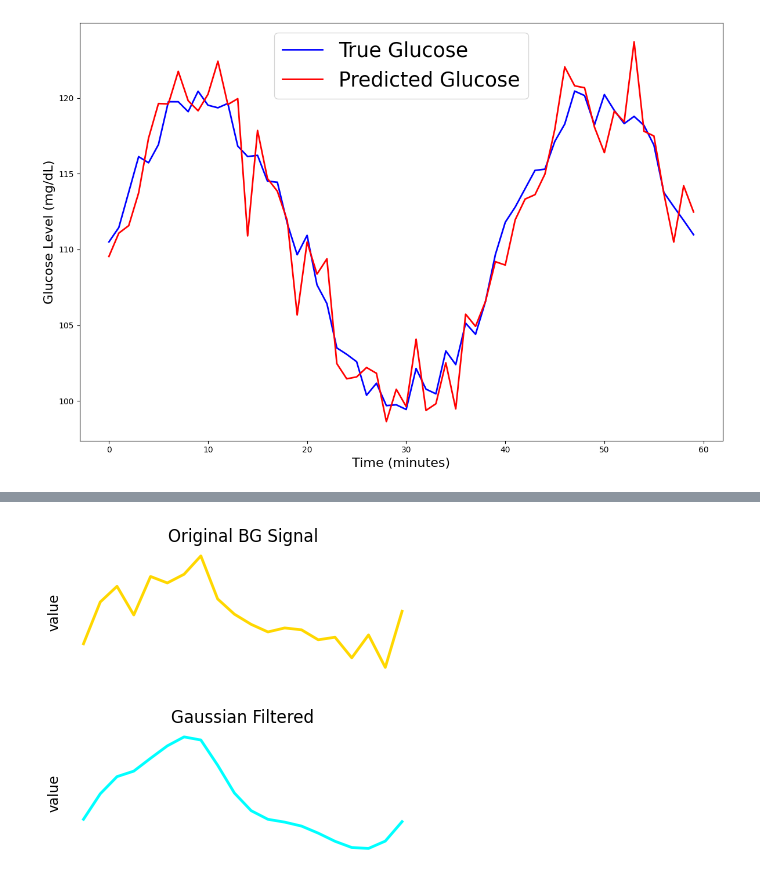
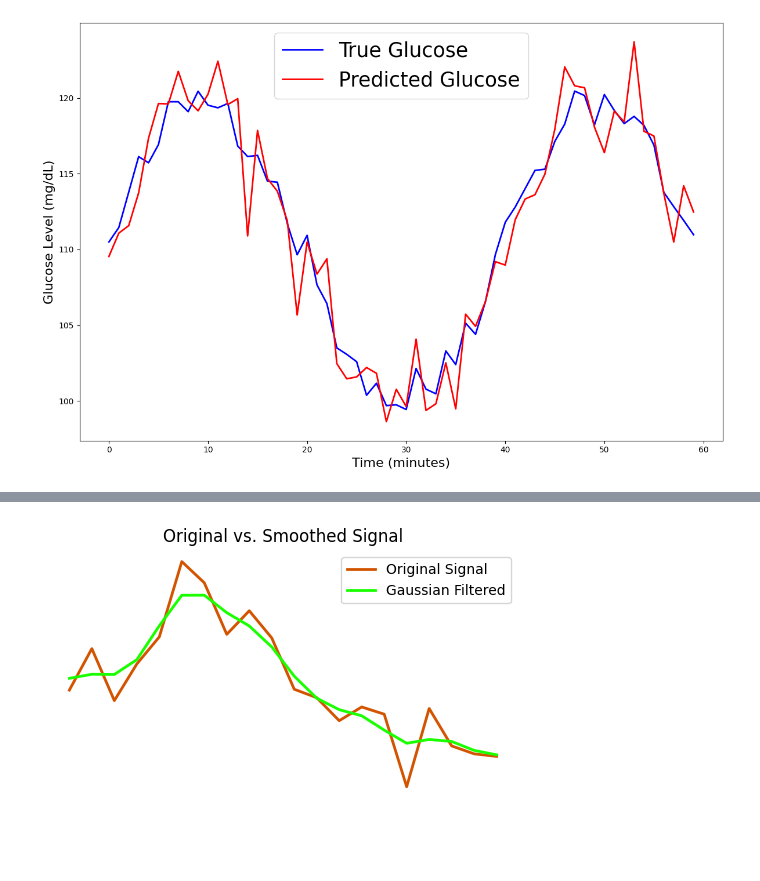
Before and after one commit to CSU-RuixiChen/Glucoformer, a Jupyter notebook: Experiments/Diagram.ipynb, the cells around one changed output, grey strips where cells are left out. Saved outputs shown, nothing was run; the diff lists cells and outputs as text; code cells hidden in the pictures; blank space fills up the shorter version.

```diff
--- a/Experiments/Diagram.ipynb
+++ b/Experiments/Diagram.ipynb
@@ -122,44 +90,38 @@ plt.show()
 # %%
 import numpy as np
 import matplotlib.pyplot as plt
 from scipy.ndimage import gaussian_filter1d
-
+np.random.seed(2025)
 # 生成模拟数据
 x = np.linspace(0, 5, 20)
 original_signal = np.sin(x) + np.random.normal(0, 0.5, x.shape)
 smoothed_signal = gaussian_filter1d(original_signal, sigma=1)
 
 # 颜色适配紫色底（推荐亮色系）
-line_color = "#FFD700"  # 金色
-smooth_color = "#00FFFF"  # 青色
+line_color =  "#D35400"  # 金色
+smooth_color = "#1AFF00"  # 青色
 
-# 原始信号图
-fig1, ax1 = plt.subplots(figsize=(4, 1.75))
-ax1.plot(x, original_signal, color=line_color, linewidth=2)
-ax1.set_title('Original BG Signal', color='black')
-ax1.set_xticks([])
-ax1.set_yticks([])
-ax1.set_frame_on(False)
-fig1.patch.set_alpha(0.0)
-ax1.patch.set_alpha(0.0)
-ax1.set_ylabel('value', color='black')
+# --- 将两条曲线绘制在同一张图中 ---
+fig, ax = plt.subplots(figsize=(5, 3))
+
+# 绘制原始信号
+ax.plot(x, original_signal, color=line_color, linewidth=2, label='Original Signal')
+# 绘制平滑后的信号
+ax.plot(x, smoothed_signal, color=smooth_color, linewidth=2, label='Gaussian Filtered')
+
+# 设置图表属性
+ax.set_title('Original vs. Smoothed Signal', color='black')
+ax.set_xticks([])
+ax.set_yticks([])
+ax.set_frame_on(False)
+ax.legend()
+
+# 设置背景透明
+fig.patch.set_alpha(0.0)
+ax.patch.set_alpha(0.0)
+
 plt.tight_layout()
-# plt.savefig('original_signal.png', bbox_inches='tight', pad_inches=0, transparent=True)
+# plt.savefig('combined_signal.png', bbox_inches='tight', pad_inches=0, transparent=True)
 plt.show()
-
-# 平滑信号图
-fig2, ax2 = plt.subplots(figsize=(4, 1.75))
-ax2.plot(x, smoothed_signal, color=smooth_color, linewidth=2)
-ax2.set_title('Gaussian Filtered', color='black')
-ax2.set_xticks([])
-ax2.set_yticks([])
-ax2.set_frame_on(False)
-fig2.patch.set_alpha(0.0)
-ax2.patch.set_alpha(0.0)
-ax2.set_ylabel('value', color='black')
-plt.tight_layout()
-# plt.savefig('smoothed_signal.png', bbox_inches='tight', pad_inches=0, transparent=True)
-plt.show()
 # %% [output]
-[figure, old version]
+[figure, new version]
-[figure, removed]
```
Also changed, not shown: parts of 3 cells of this notebook, 12 other files.
